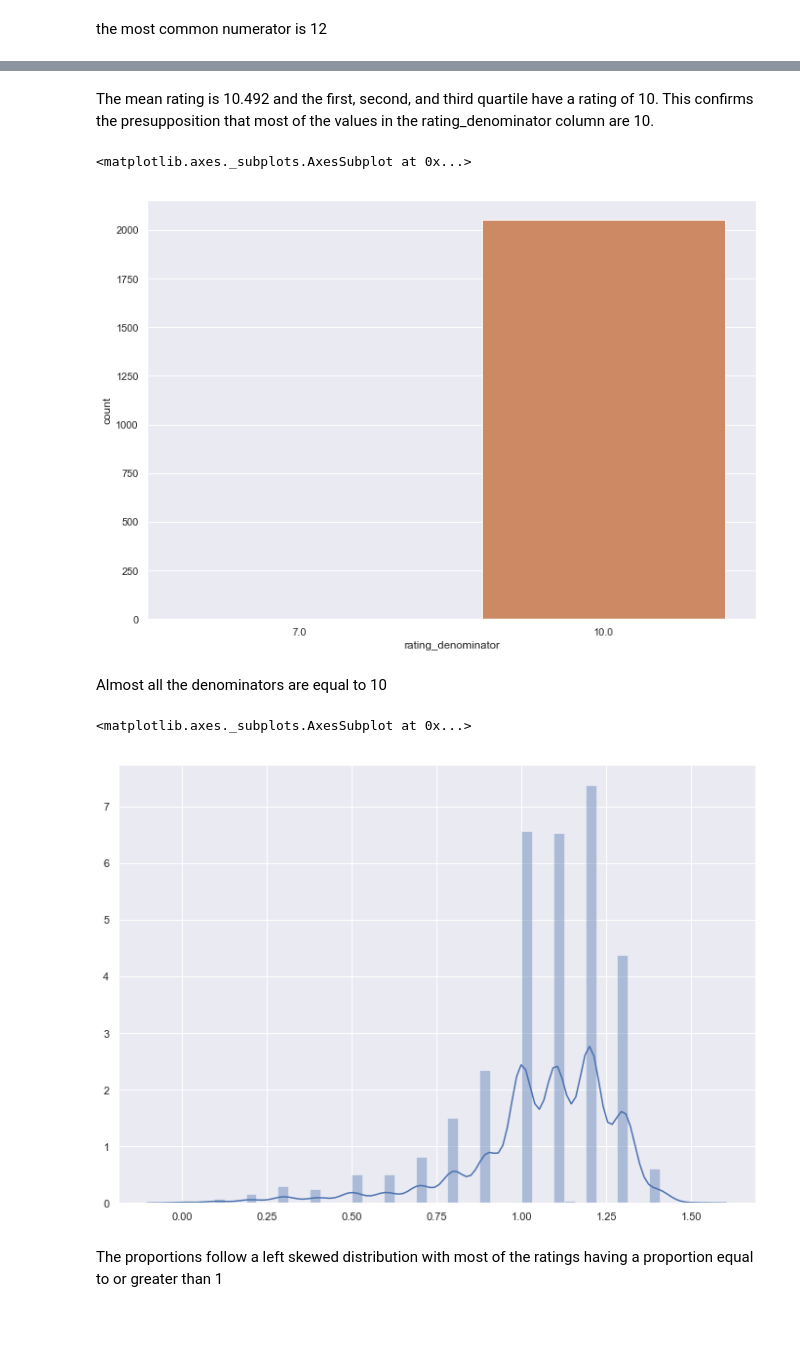
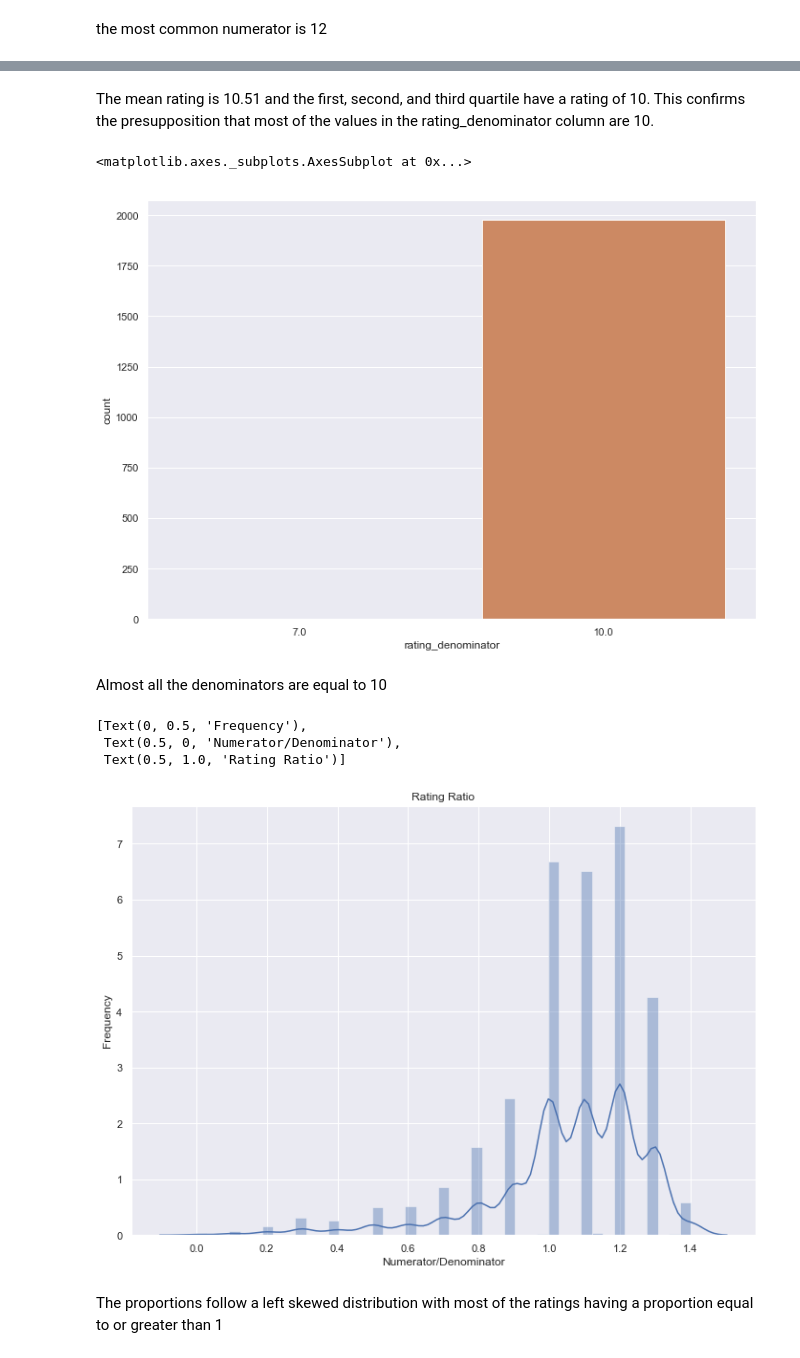
Before and after one commit to Ebrahim94/Twitter-api, a Jupyter notebook: wrangle_act.ipynb, the cells around one changed output, grey strips where cells are left out. Saved outputs shown, nothing was run; the diff lists cells and outputs as text; code cells hidden in the pictures; blank space fills up the shorter version.

```diff
--- a/wrangle_act.ipynb
+++ b/wrangle_act.ipynb
@@ -15,10 +14,10 @@ import matplotlib.pyplot as plt
 ### Gathering Data
 # %%
 #authenticate twitters API
-consumer_key = '0wnVL9bxLug24uCu8F7X3Egm9'
-consumer_secret = 'UZyxY8CMrnI8RdpQWII7XKs0U98fYVfAAh1Bo29QGRqdI44D73'
-access_token = '969994931430293504-oy0FT18V3bWOrrHSJdERtIR18p4aXwF'
-access_secret = 'IaQnRyQEhNd1UZ1X5NRX1pNtUbj6G21zrhV9bTRrIJZOl'
+consumer_key = 'key'
+consumer_secret = 'secret'
+access_token = 'token'
+access_secret = 'secret'
 
 auth = tweepy.OAuthHandler(consumer_key, consumer_secret)
 auth.set_access_token(access_token, access_secret)
@@ -630,0 +632,3 @@ df_copy.name.value_counts()
+# %%
+#keep the rows that have a null value for the retweeted status id column
+df_copy = df_copy[df_copy.retweeted_status_id.isnull()]
@@ -643,0 +668,2 @@ twitter_archive_master.shape
+# %%
+twitter_archive_master.tweet_id = twitter_archive_master.tweet_id.astype(str)
@@ -647,4 +696,4 @@ twitter_archive_master.to_csv('twitter_archive_master.csv',)
 ## Analysis
 # %%
 # I am not going to use the expanded_urls column
-twitter_archive_master.drop('expanded_urls', axis = 1)
+twitter_archive_master.drop('expanded_urls', axis = 1, inplace = True)
@@ -718,22 +770,24 @@ min      7.000000
 max      170.000000
 Name: rating_denominator, dtype: float64
 # %% [markdown]
-The mean rating is 10.492 and the first, second, and third quartile have a rating of 10. This confirms the presupposition that most of the values in the rating_denominator column are 10.
+The mean rating is 10.51 and the first, second, and third quartile have a rating of 10. This confirms the presupposition that most of the values in the rating_denominator column are 10.
 # %%
 sns.countplot(twitter_archive_master.query('rating_denominator < 20').rating_denominator)
 # %% [output]
 <matplotlib.axes._subplots.AxesSubplot at 0x...>
-[figure, old version]
+[figure, new version]
 # %% [markdown]
 Almost all the denominators are equal to 10
 # %%
 #The numerator in proportion to the denominator
 prop = (twitter_archive_master.rating_numerator/twitter_archive_master.rating_denominator )
 # %%
-sns.distplot(prop[prop<2])
+sns.distplot(prop[prop<2]).set(xlabel='Numerator/Denominator', ylabel='Frequency', title = 'Rating Ratio')
 # %% [output]
-<matplotlib.axes._subplots.AxesSubplot at 0x...>
+[Text(0, 0.5, 'Frequency'),
+ Text(0.5, 0, 'Numerator/Denominator'),
+ Text(0.5, 1.0, 'Rating Ratio')]
-[figure, old version]
+[figure, new version]
 # %% [markdown]
 The proportions follow a left skewed distribution with most of the ratings having a proportion equal to or greater than 1
 # %% [markdown]
```
Also changed, not shown: parts of 47 cells of this notebook.
